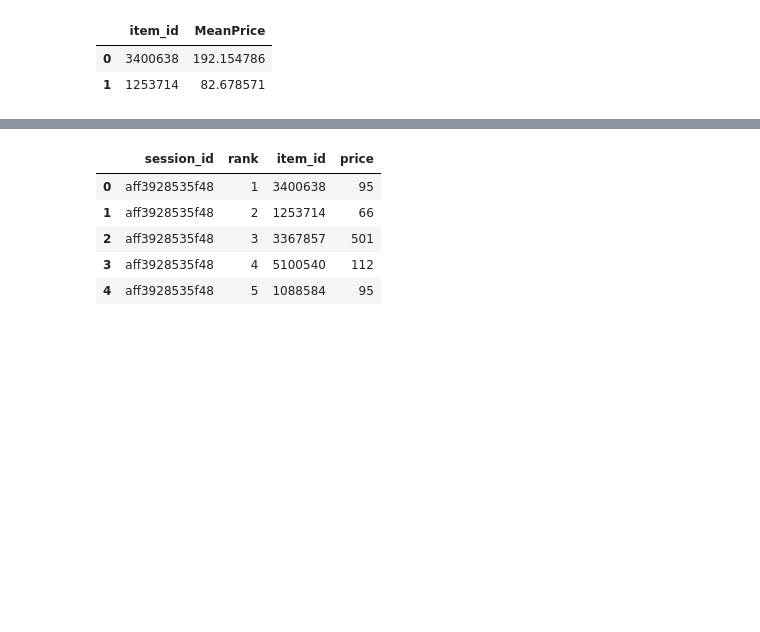
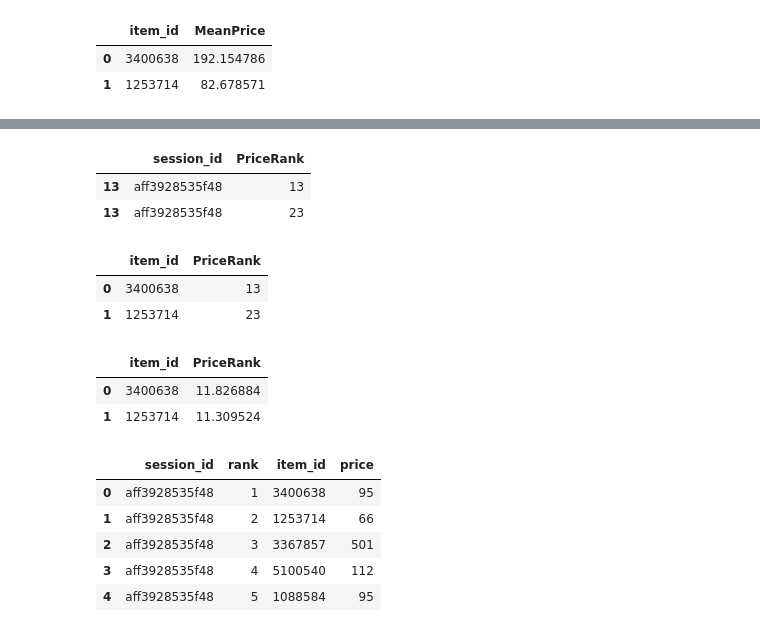
Before and after one commit to ZeyadSabbah/TrivagoRecommenderSystem, a Jupyter notebook: TrivagoFeatureEngineering.ipynb, the cells around one changed output, grey strips where cells are left out. Drawn from its saved outputs; the diff is of its cells as text; code cells hidden in the pictures; blank space fills up the shorter version.

```diff
--- a/TrivagoFeatureEngineering.ipynb
+++ b/TrivagoFeatureEngineering.ipynb
@@ -454,3 +477,26 @@ The purpose of this feature is to get the average price rank of an item across t
+# %%
+SessionPricesRankDF = SessionPricesDF[['session_id', 'PriceRank']].explode('PriceRank')
+SessionPricesRankDF.head(2)
+# %% [output]
+|  | session_id | PriceRank |
+| 13 | aff3928535f48 | 13 |
+| 13 | aff3928535f48 | 23 |
+# %%
+ItemPriceRankDF = pd.DataFrame({'item_id':SessionImpressionsDF_exploded.item_id.values.tolist(),
+                            'PriceRank':SessionPricesRankDF.PriceRank.values.tolist()})
+ItemPriceRankDF.head(2)
+# %% [output]
+|  | item_id | PriceRank |
+| 0 | 3400638 | 13 |
+| 1 | 1253714 | 23 |
+# %%
+#getting the average price rank of each item
+ItemAveragePriceRankDF = ItemPriceRankDF.groupby('item_id', sort=False).PriceRank.mean().to_frame().reset_index()
+ItemAveragePriceRankDF.head(2)
+# %% [output]
+|  | item_id | PriceRank |
+| 0 | 3400638 | 11.826884 |
+| 1 | 1253714 | 11.309524 |
 # %%
 SessionRankDF_exploded = SessionRankDF_exploded.reset_index()
 SessionItemRankPriceDF = SessionRankDF_exploded.merge(ItemPriceDF, left_index=True, right_index=True)\
```
Also changed, not shown: parts of 8 cells of this notebook.
